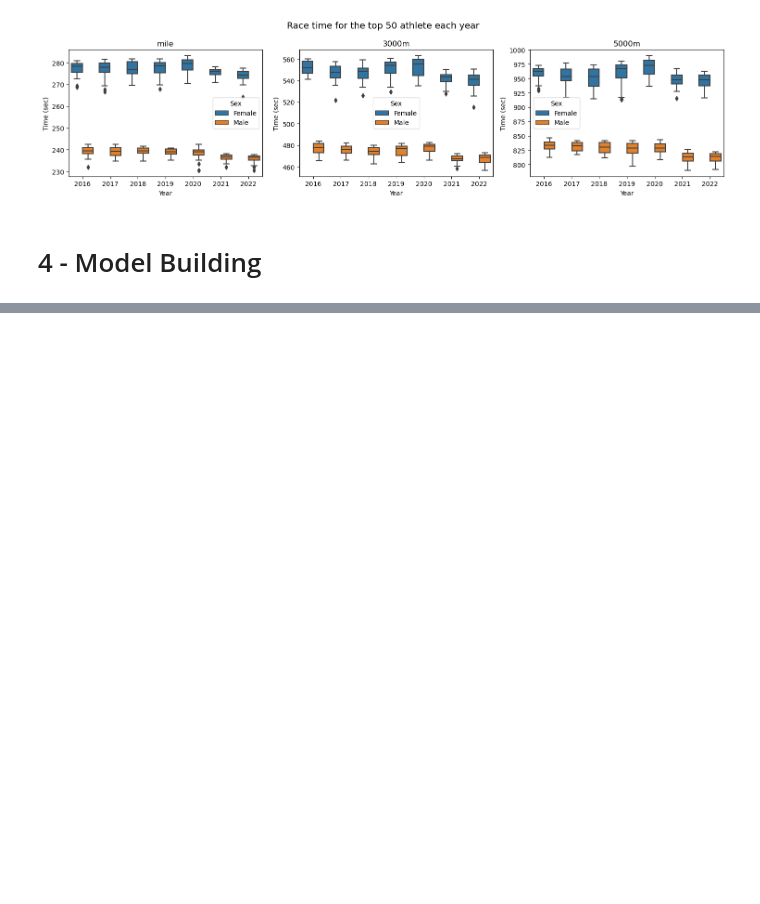
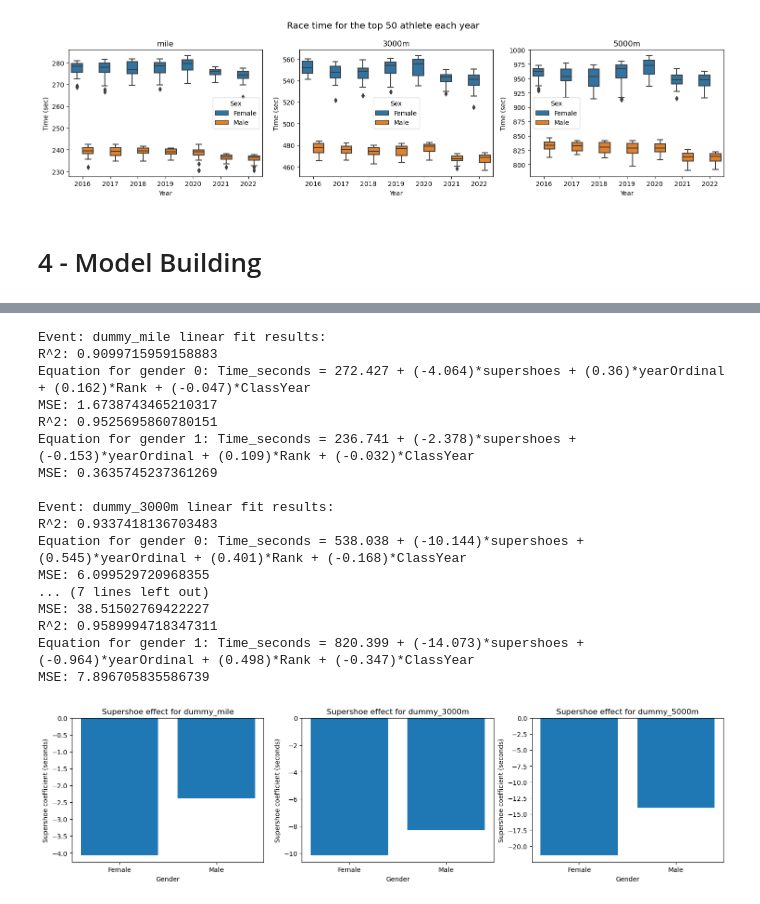
Before and after one commit to laestrada/super_shoe_project, a Jupyter notebook: milestone4.ipynb, the cells around one changed output, grey strips where cells are left out. Cells and saved outputs as stored; diff of their text form; code cells hidden in the pictures; blank space fills up the shorter version.

```diff
--- a/milestone4.ipynb
+++ b/milestone4.ipynb
@@ -429,0 +480,51 @@ plt.tight_layout()
+# %%
+# Here we separate the equations by gender and event to see
+# if there are differences in the effect of supershoes across
+# events or genders
+fig, axs = plt.subplots(1, 3, figsize=(18, 4))
+events = ["dummy_mile", "dummy_3000m", "dummy_5000m"]
+for event, ax in zip(events, axs):
+    print(f"\nEvent: {event} linear fit results:")
+    supershoe_coefs = []
+    for gender in [0, 1]:
+        x_cols = [
+            "supershoes",
+            "yearOrdinal",
+            "Rank",
+            "ClassYear",
+        ]
+        x_temp = x_train[x_cols]
+        x_temp = x_temp[(x_train[event] == True) & (x_train["gender"] == gender)]
+        y_temp = y_train[(x_train[event] == True) & (x_train["gender"] == gender)]
+        x_temp_test = x_test[x_cols]
+        x_temp_test = x_temp_test[(x_test[event] == True) & (x_test["gender"] == gender)]
+        y_temp_test = y_test[(x_test[event] == True) & (x_test["gender"] == gender)]
+        # create linear regression model
+        model = LinearRegression().fit(x_temp, y_temp)
+        print(f"R^2: {model.score(x_temp_test, y_temp_test)}")
+        eqn, supershoe_coefs = build_eqn(model, x_cols, supershoe_coefs)
+        print(f"Equation for gender {gender}: Time_seconds = {eqn}")
+        print(f"MSE: {mean_squared_error(y_temp_test, model.predict(x_temp_test[x_cols]))}")
+    ax.bar(["Female", "Male"], supershoe_coefs)
+    ax.set_ylabel("Supershoe coefficient (seconds)")
+    ax.set_xlabel("Gender")
+    ax.set_title(f"Supershoe effect for {event}")
+# %% [output]
+Event: dummy_mile linear fit results:
+R^2: 0.9099715959158883
+Equation for gender 0: Time_seconds = 272.427 + (-4.064)*supershoes + (0.36)*yearOrdinal + (0.162)*Rank + (-0.047)*ClassYear
+MSE: 1.6738743465210317
+R^2: 0.9525695860780151
+Equation for gender 1: Time_seconds = 236.741 + (-2.378)*supershoes + (-0.153)*yearOrdinal + (0.109)*Rank + (-0.032)*ClassYear
+MSE: 0.3635745237361269
+
+Event: dummy_3000m linear fit results:
+R^2: 0.9337418136703483
+Equation for gender 0: Time_seconds = 538.038 + (-10.144)*supershoes + (0.545)*yearOrdinal + (0.401)*Rank + (-0.168)*ClassYear
+MSE: 6.099529720968355
+... (7 lines left out)
+MSE: 38.51502769422227
+R^2: 0.9589994718347311
+Equation for gender 1: Time_seconds = 820.399 + (-14.073)*supershoes + (-0.964)*yearOrdinal + (0.498)*Rank + (-0.347)*ClassYear
+MSE: 7.896705835586739
+[figure, added]
```
Also changed, not shown: parts of 4 cells of this notebook.
